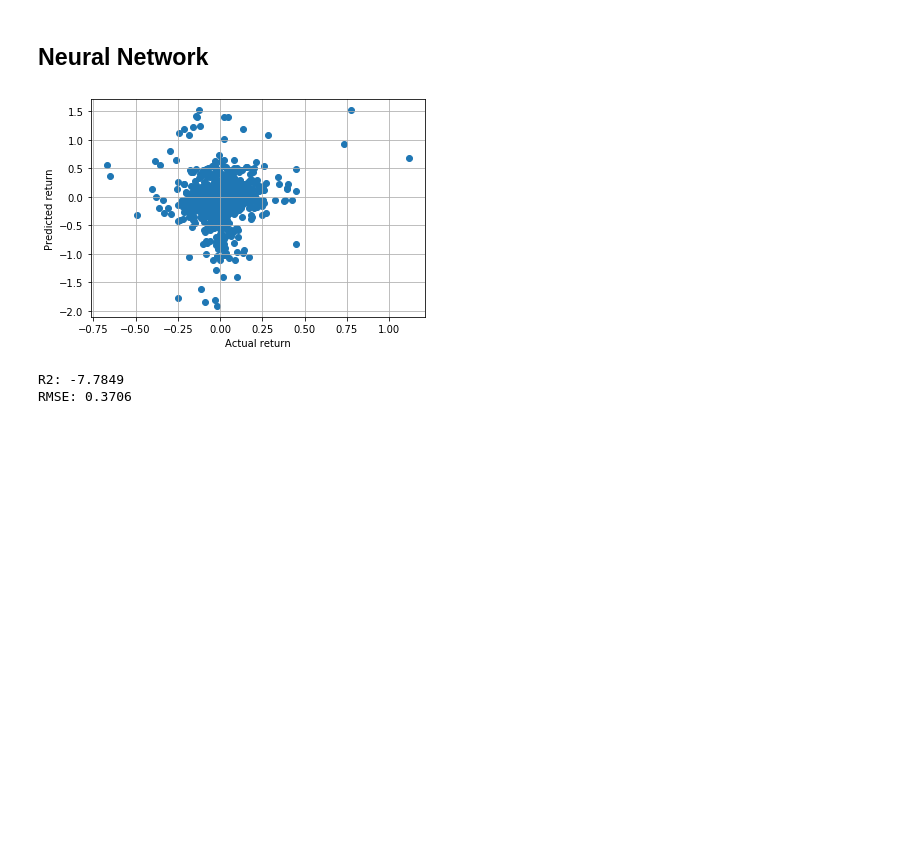
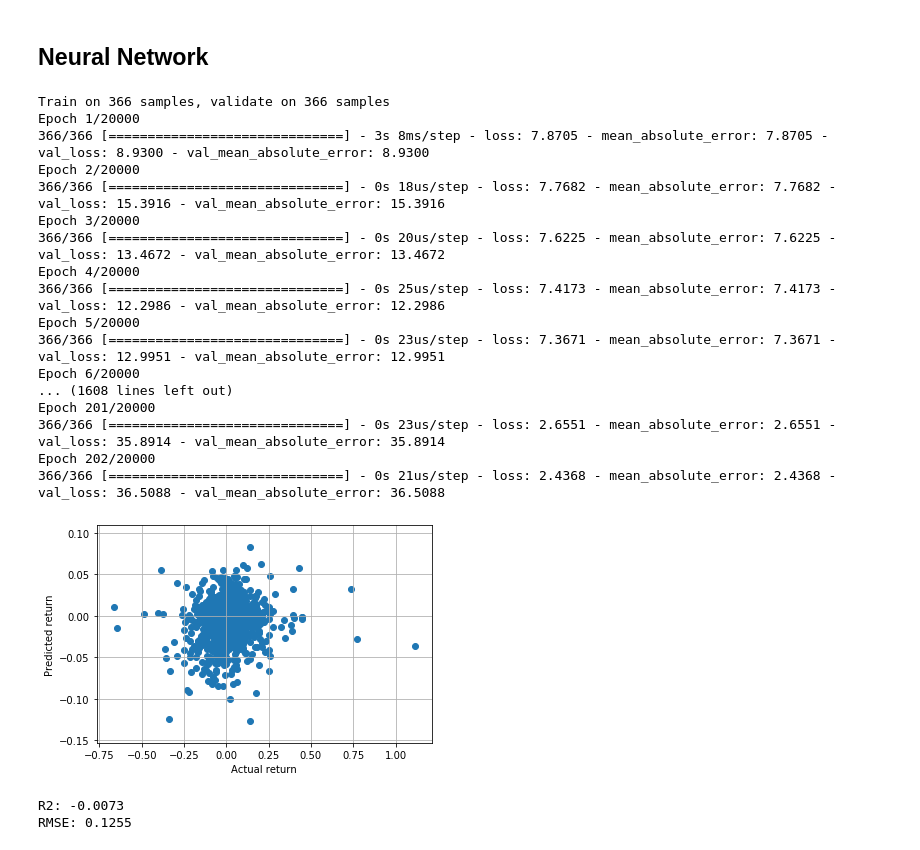
Before and after one commit to yxr126/yujiaren, a Jupyter notebook: Stock_return.ipynb, the cells around one changed output. Saved outputs shown, nothing was run; the diff lists cells and outputs as text; code cells hidden in the pictures; blank space fills up the shorter version.

```diff
--- a/Stock_return.ipynb
+++ b/Stock_return.ipynb
@@ -418,52 +418,70 @@ from keras.callbacks import ModelCheckpoint, EarlyStopping
 np.random.seed(42)
 def regression_1():
     model = Sequential()
-    model.add(Dense(16, activation='relu', input_shape=(139,)))
+    model.add(Dense(32, kernel_initializer='random_normal', activation='selu', input_shape=(139,)))
     model.add(BatchNormalization())
-    model.add(Dense(16, activation = 'relu'))
+    model.add(Dense(32, kernel_initializer='random_normal', activation='selu'))
     model.add(BatchNormalization())
     model.add(Dense(1, activation = 'linear'))
     return model
 
-def training_block(x_train, y_train, x_test, model):
-    weight_name = r'./yujia_1.h5'
-    adam = keras.optimizers.Adam(lr=0.001)
-    model.compile(loss='mean_squared_error', optimizer= adam, metrics=['mean_squared_error'])
-    elstp = EarlyStopping(monitor='val_loss', min_delta=0, patience=500, verbose=0, mode='min')
+def training_block(x_train, y_train, x_test, model, run):
+    weight_name = r'./yujia_{}.h5'.format(run)
+    adam = keras.optimizers.Adam(lr=0.01)
+    model.compile(loss='mae', optimizer= adam, metrics=['mae'])
+    elstp = EarlyStopping(monitor='val_loss', min_delta=0, patience=200, verbose=0, mode='min')
     checkpoint = ModelCheckpoint(weight_name, monitor='val_loss', verbose=0, save_best_only=True, mode='min')
     callbacks_list = [checkpoint,elstp]
-    history = model.fit(x_train, y_train, epochs=2000, batch_size=len(y_train), validation_split=0.3, callbacks=callbacks_list, verbose=0)
+    history = model.fit(x_train, y_train, epochs=20000, batch_size=len(y_train), validation_split=0.5, callbacks=callbacks_list, verbose=1)
     history_history = history.history
     model.load_weights(weight_name)
-    model.compile(loss='mean_squared_error', optimizer= adam, metrics=['mean_squared_error'])
+    model.compile(loss='mae', optimizer= adam, metrics=['mae'])
     y_pred = model.predict(x_test)
     return y_pred, history_history
 
 def train(x, y, model):
     x_trains, x_tests, y_trains, y_tests = k_fold(x, y, n_splits=4)
     y_true = []
     y_pred = []
     histories = []
     for i in range(len(x_trains)):
         x_train = x_trains[i]
         x_test = x_tests[i]
-        y_train = y_trains[i]
+        y_train = y_trains[i]*100
         y_test = y_tests[i]
-        y_pred.append(training_block(x_train, y_train, x_test, model)[0])
+        result = training_block(x_train, y_train, x_test, model, run=i)
+        y_pred.append(result[0]/100)
         y_true.append(y_tests[i])
-        histories.append(training_block(x_train, y_train, x_test, model)[1])
+        histories.append(result[1])
     y_true = np.concatenate(y_true)
     y_pred = np.concatenate(y_pred)
     # evaluation
     plot_pred(y_true, y_pred, 'neural network')
     r2 = r2_score(y_true, y_pred)
     rmse = mean_squared_error(y_true, y_pred)**0.5
     print('R2: {:.4f}'.format(r2))
     print('RMSE: {:.4f}'.format(rmse))
-    return
+    return histories
 
-train(x, y, model=regression_1())
+histories = train(x, y, model=regression_1())
 # %% [output]
+Train on 366 samples, validate on 366 samples
+Epoch 1/20000
+366/366 [==============================] - 3s 8ms/step - loss: 7.8705 - mean_absolute_error: 7.8705 - val_loss: 8.9300 - val_mean_absolute_error: 8.9300
+Epoch 2/20000
+366/366 [==============================] - 0s 18us/step - loss: 7.7682 - mean_absolute_error: 7.7682 - val_loss: 15.3916 - val_mean_absolute_error: 15.3916
+Epoch 3/20000
+366/366 [==============================] - 0s 20us/step - loss: 7.6225 - mean_absolute_error: 7.6225 - val_loss: 13.4672 - val_mean_absolute_error: 13.4672
+Epoch 4/20000
+366/366 [==============================] - 0s 25us/step - loss: 7.4173 - mean_absolute_error: 7.4173 - val_loss: 12.2986 - val_mean_absolute_error: 12.2986
+Epoch 5/20000
+366/366 [==============================] - 0s 23us/step - loss: 7.3671 - mean_absolute_error: 7.3671 - val_loss: 12.9951 - val_mean_absolute_error: 12.9951
+Epoch 6/20000
+... (1608 lines left out)
+Epoch 201/20000
+366/366 [==============================] - 0s 23us/step - loss: 2.6551 - mean_absolute_error: 2.6551 - val_loss: 35.8914 - val_mean_absolute_error: 35.8914
+Epoch 202/20000
+366/366 [==============================] - 0s 21us/step - loss: 2.4368 - mean_absolute_error: 2.4368 - val_loss: 36.5088 - val_mean_absolute_error: 36.5088
-[figure, old version]
+[figure, new version]
-R2: -7.7849
-RMSE: 0.3706
+R2: -0.0073
+RMSE: 0.1255
```
Also changed, not shown: parts of 6 cells of this notebook, 11 other files.
